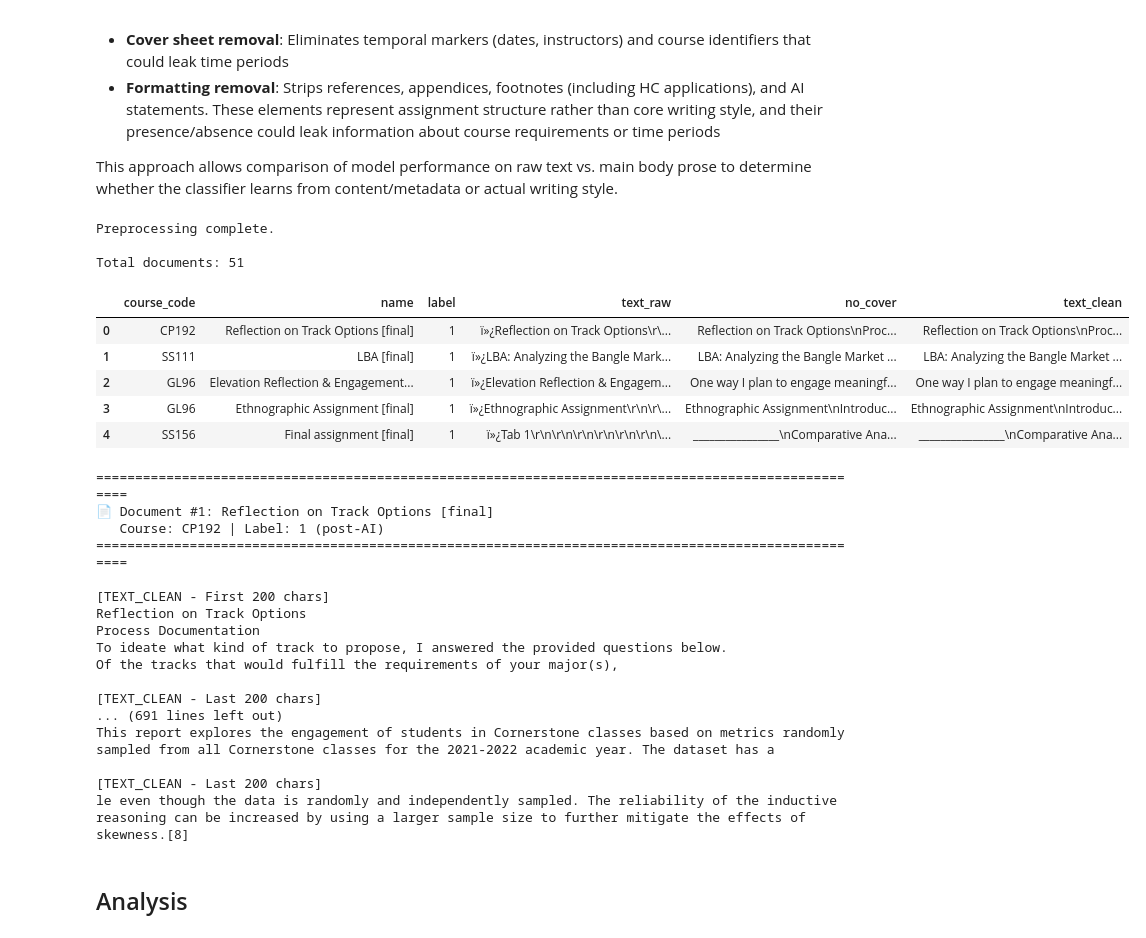
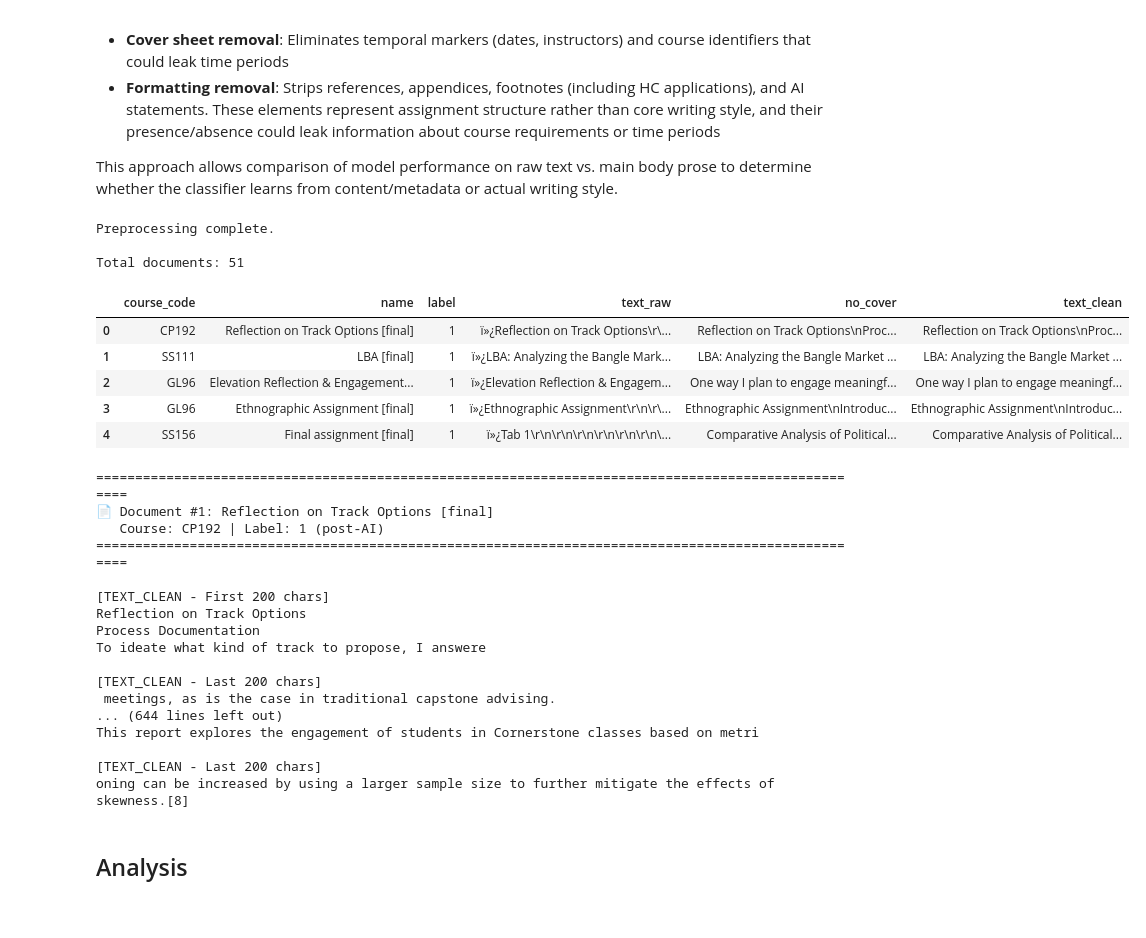
Before and after one commit to SuiseiNakagawa/stylistic-drift-analysis, a Jupyter notebook: first_draft.ipynb, the cells around one changed output. Saved outputs shown, nothing was run; the diff lists cells and outputs as text; code cells hidden in the pictures.

```diff
--- a/first_draft.ipynb
+++ b/first_draft.ipynb
@@ -147,8 +139,10 @@ def remove_cover_sheet(text):
     text = text.replace('\r\n', '\n')
 
     if 'Minerva University' in text[:500]:
-        rule_match = re.search(r'\n\s*_{5,}\s*\n', text)
-        toc_match = re.search(r'(?i)\n\s*(table of )?contents\s*\n', text)
+        # Search for rule/TOC in first 3000 chars only (cover sheet area)
+        early_section = text[:3000]
+        rule_match = re.search(r'\n\s*_{5,}\s*\n', early_section)
+        toc_match = re.search(r'(?i)\n\s*(table of )?contents\s*\n', early_section)
         candidates = []
         if rule_match:
             candidates.append(('rule', rule_match.start(), rule_match.end()))
@@ -185,9 +179,16 @@ def remove_hc_tags(text):
     """
     Remove HC tags and their applications.
     Pattern: #tag followed by : and explanation text until a double newline.
+    Also removes standalone horizontal rule lines (5+ underscores).
     """
+    # Remove HC tag blocks
     pattern = r'\#[A-Za-z0-9\-]+:[^\n]*(?:\n(?!\n)[^\n]*)*'
-    return re.sub(pattern, '', text)
+    text = re.sub(pattern, '', text)
+
+    # Remove standalone horizontal rules (lines with 5+ underscores)
+    text = re.sub(r'^\s*_{5,}\s*$', '', text, flags=re.MULTILINE)
+
+    return text
 
 def remove_toc(text):
     """
@@ -196,18 +197,30 @@ def remove_toc(text):
     """
     text = text.replace('\r\n', '\n')
 
-    toc_pattern = r'(?i)(table of )?contents\s*\n[\s\S]*?(_{5,}|\n\n[A-Z])'
+    # Strategy 1: Explicit "Contents" or "Table of Contents" header
+    # Look for the header and content up to a double newline or horizontal rule
+    toc_pattern = r'(?i)(table of )?contents\s*\n'
     match = re.search(toc_pattern, text)
     if match:
-        return text[:match.start()] + text[match.start(2):]
+        # Find where the TOC ends (double newline or horizontal rule)
+        toc_start = match.start()
+        remaining = text[match.end():]
+        # Look for end of TOC: 2+ consecutive newlines or horizontal rule
+        end_match = re.search(r'\n\s*\n|\n\s*_{5,}\s*\n', remaining)
+        if end_match:
+            return text[:toc_start] + remaining[end_match.end():].lstrip()
+        return text[:toc_start]  # If no clear end, remove from start of TOC onward
 
+    # Strategy 2: Heuristic - 3+ lines in first 20 lines that end with page numbers
     lines = text.split('\n')
     sample = lines[:20]
     toc_like = [ln for ln in sample if re.search(r'\s+\d+\s*$', ln)]
     if len(toc_like) >= 3:
+        # Find first blank line after TOC-like content
         for i in range(len(sample) - 1):
             if sample[i].strip() == '' and sample[i + 1].strip() == '':
                 return '\n'.join(lines[i + 1:]).lstrip()
+        # Fallback: first blank line
         for i in range(len(sample)):
             if sample[i].strip() == '':
                 return '\n'.join(lines[i + 1:]).lstrip()
@@ -216,14 +229,33 @@ def remove_toc(text):
 
 def extract_body_only(text):
     """
-    Extract main body text by stopping at Word Count or AI Statement markers.
+    Extract main body text by stopping at end-of-body markers.
+    Searches for and cuts at the EARLIEST occurrence of: References, Appendix, Word Count, AI Statement.
+    Only cuts at markers that appear after substantial content (>100 chars).
     """
-    pattern = r'(?i)(word count|ai statement|ai use)'
-    match = re.search(pattern, text)
-    if match:
-        return text[:match.start()].strip()
+    text = text.replace('\r\n', '\n')
 
-    return text
+    # End-of-body markers to search for
+    end_markers = [
+        r'(?i)^(references|bibliography)',
+        r'(?i)^(appendix|appendices)',
+        r'(?i)^(word count|ai statement|ai use|statement on ai)',
+    ]
+
+    earliest_match = None
+    earliest_pos = len(text)
+
+    for pattern in end_markers:
+        match = re.search(pattern, text, re.MULTILINE)
+        # Only consider markers that appear after substantial content (avoid cutting at document start)
+        if match and match.start() > 100 and match.start() < earliest_pos:
+            earliest_pos = match.start()
+            earliest_match = match
+
+    if earliest_match:
+        return text[:earliest_match.start()].strip()
+
+    return text.strip()
 
 
 def preprocess_dataframe(df):
@@ -249,34 +281,34 @@ def preprocess_dataframe(df):
     )
 
     return df_processed
 
 # Apply preprocessing
 df_processed = preprocess_dataframe(df)
 
 # Keep only relevant columns
 df_processed = df_processed[['name', 'course_code', 'label', 'text_raw', 'no_cover', 'text_clean']]
 
 # Display summary
 print("Preprocessing complete.")
 
 print(f"\nTotal documents: {len(df_processed)}")
 
 # Display head with truncated text columns for readability
 display_df = df_processed.head().copy()
 text_cols = ['text_raw', 'no_cover', 'text_clean']
 for col in text_cols:
     display_df[col] = display_df[col].apply(lambda x: (x[:75] + '...') if isinstance(x, str) and len(x) > 75 else x)
 display(display_df[['course_code', 'name', 'label'] + text_cols])
 # %% [output]
 Preprocessing complete.
 
 Total documents: 51
 |  | course_code | name | label | text_raw | no_cover | text_clean |
 | 0 | CP192 | Reflection on Track Options [final] | 1 | ï»¿Reflection on Track Options\r\... | Reflection on Track Options\nProc... | Reflection on Track Options\nProc... |
 | 1 | SS111 | LBA [final] | 1 | ï»¿LBA: Analyzing the Bangle Mark... | LBA: Analyzing the Bangle Market ... | LBA: Analyzing the Bangle Market ... |
 | 2 | GL96 | Elevation Reflection & Engagement... | 1 | ï»¿Elevation Reflection & Engagem... | One way I plan to engage meaningf... | One way I plan to engage meaningf... |
 | 3 | GL96 | Ethnographic Assignment [final] | 1 | ï»¿Ethnographic Assignment\r\n\r\... | Ethnographic Assignment\nIntroduc... | Ethnographic Assignment\nIntroduc... |
-| 4 | SS156 | Final assignment [final] | 1 | ï»¿Tab 1\r\n\r\n\r\n\r\n\r\n\r\n\... | ________________\nComparative Ana... | ________________\nComparative Ana... |
+| 4 | SS156 | Final assignment [final] | 1 | ï»¿Tab 1\r\n\r\n\r\n\r\n\r\n\r\n\... | Comparative Analysis of Political... | Comparative Analysis of Political... |
 # %%
 # Manual inspection of all documents
 
@@ -290,9 +322,9 @@ for idx, row in df_processed.iterrows():
 
     # Show first 200 and last 200 chars of text_clean
     print(f"\n[TEXT_CLEAN - First 200 chars]")
-    print(row['text_clean'][:200] if isinstance(row['text_clean'], str) else row['text_clean'])
+    print(row['text_clean'][:100] if isinstance(row['text_clean'], str) else row['text_clean'])
     print(f"\n[TEXT_CLEAN - Last 200 chars]")
-    print(row['text_clean'][-200:] if isinstance(row['text_clean'], str) else row['text_clean'])
+    print(row['text_clean'][-100:] if isinstance(row['text_clean'], str) else row['text_clean'])
 # %% [output]
 ====================================================================================================
 📄 Document #1: Reflection on Track Options [final]
@@ -302,15 +334,15 @@ for idx, row in df_processed.iterrows():
 [TEXT_CLEAN - First 200 chars]
 Reflection on Track Options
 Process Documentation
-To ideate what kind of track to propose, I answered the provided questions below.
-Of the tracks that would fulfill the requirements of your major(s),
+To ideate what kind of track to propose, I answere
 
 [TEXT_CLEAN - Last 200 chars]
-... (691 lines left out)
-This report explores the engagement of students in Cornerstone classes based on metrics randomly sampled from all Cornerstone classes for the 2021-2022 academic year. The dataset has a
+ meetings, as is the case in traditional capstone advising.
+... (644 lines left out)
+This report explores the engagement of students in Cornerstone classes based on metri
 
 [TEXT_CLEAN - Last 200 chars]
-le even though the data is randomly and independently sampled. The reliability of the inductive reasoning can be increased by using a larger sample size to further mitigate the effects of skewness.[8]
+oning can be increased by using a larger sample size to further mitigate the effects of skewness.[8]
 # %% [markdown]
 ## Analysis
 # %% [markdown]
```
Also changed, not shown: parts of 1 cell of this notebook, 1 other file.
